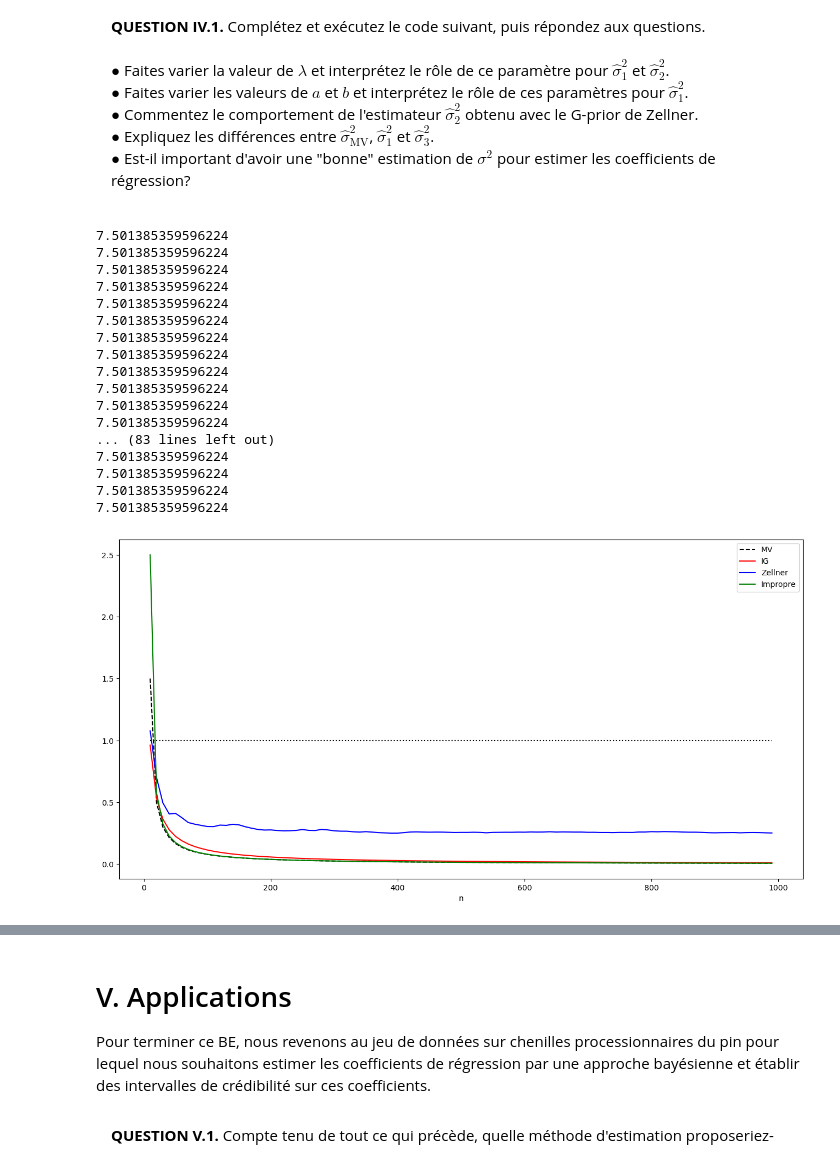
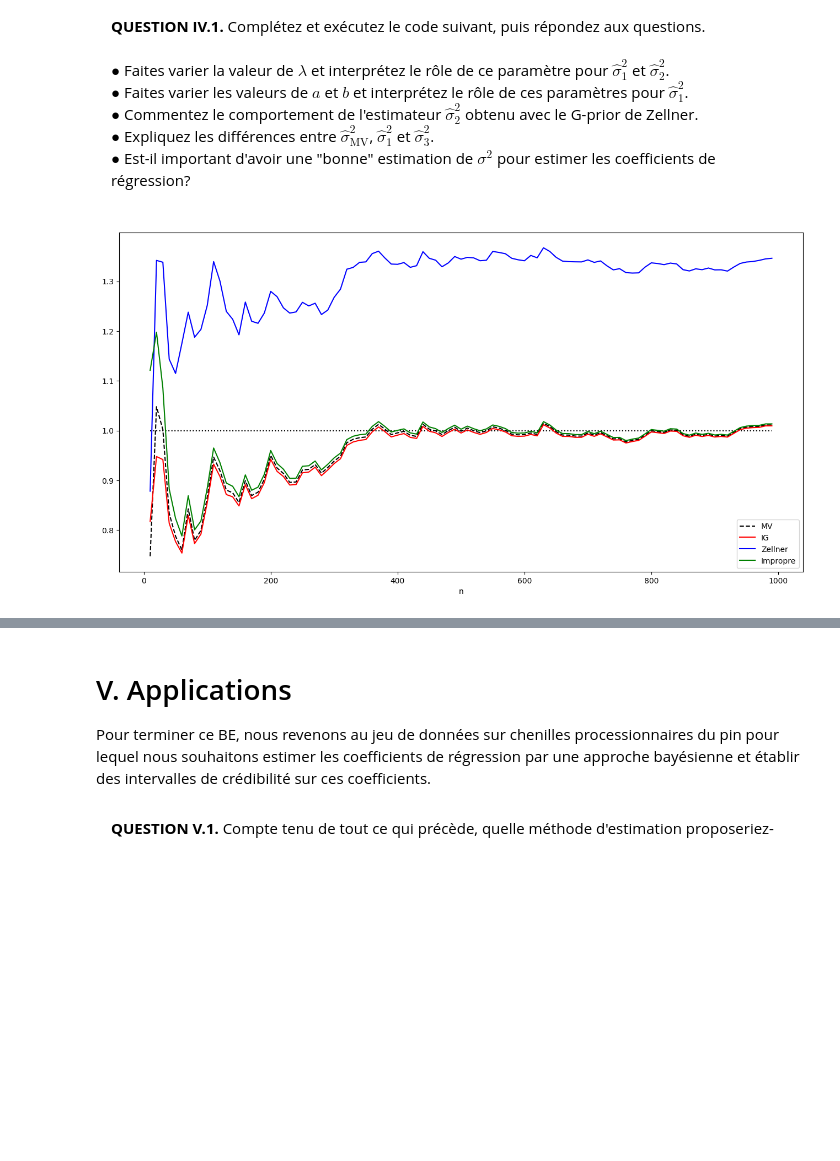
Before and after one commit to arthurlaquieze/be-bayes, a Jupyter notebook: 2022-2023_bayes_BE_OSTY_LAQUIZE.ipynb, the cells around one changed output, grey strips where cells are left out. Cells and saved outputs as stored; diff of their text form; code cells hidden in the pictures; blank space fills up the shorter version.

```diff
--- a/2022-2023_bayes_BE_OSTY_LAQUIZE.ipynb
+++ b/2022-2023_bayes_BE_OSTY_LAQUIZE.ipynb
@@ -860,64 +852,40 @@ for i in range(nn):
     # Q_0 = np.linalg.inv(np.dot(Xn.T, Xn))
     # beta_mv[i, :] = np.dot(
     #     np.dot(Q_0, Xn.T), yn
     # )  # calcul de l'estimateur du maximum de vraisemblance
-    beta_mv[i, :] = np.linalg.inv(Xn.T @ Xn) @ Xn.T @ yn
+    beta_mv = np.dot(np.dot(np.linalg.inv(np.dot(Xn.T, Xn)), Xn.T), yn)
 
-    r_mv = yn - Xn @ beta_mv[i, :]  # calcul des résidus
+    r_mv = yn - np.dot(Xn , beta_mv)  # calcul des résidus
 
-    sigma2_mv[i] = (np.linalg.norm(rc_mv) ** 2) / (
-        Xn.shape[0] - Xn.shape[1] - 1
-    )  # calcul de l'estimateur de la variance par maximum de vraisemblance
+    sigma2_mv[i] = (np.linalg.norm(r_mv) ** 2) / (Xn.shape[0] - Xn.shape[1])  # calcul de l'estimateur de la variance par maximum de vraisemblance
 
-    s_squared = np.linalg.norm(rc_mv) ** 2
-    print(s_squared)
+    s_squared = np.linalg.norm(r_mv) ** 2
+#     print(s_squared)
 
     # Inverse gamma
     sigma2_1[i] = (
         2 * b
         + s_squared
-        + beta_mv[i, :].T
+        + beta_mv.T
         @ np.linalg.inv(np.linalg.inv(Xn.T @ Xn) + M_inv)
-        @ beta_mv[i, :]
+        @ beta_mv
     ) / (2 * a + Xn.shape[0] - 2)
 
     # Zellner
-    sigma2_2[i] = (
-        (1 + lbd) * s_squared
-        + lbd * beta_mv[i, :].T
-        @ (Xn.T @ Xn)
-        @ beta_mv[i, :]
-    ) / ((1 + lbd) + (Xn.shape[0] - 2))
+    sigma2_2[i] = ((1 + lbd) * s_squared + (lbd * beta_mv.T @ (Xn.T @ Xn) @ beta_mv)) / ((1 + lbd) * (Xn.shape[0] - 2))
 
     # Impropre
-    sigma2_3[i] = s_squared /  (Xn.shape[0] - Xn.shape[1] - 3)
+    sigma2_3[i] = s_squared /  (Xn.shape[0] - Xn.shape[1] - 2)
 
 # Figure
 fig = plt.figure(figsize=(16, 8))
 sp = fig.add_subplot(1, 1, 1)
 sp.set_xlabel("n")
 _ = sp.plot(n_grille, np.full(nn, sigma2), "k:")
 _ = sp.plot(n_grille, sigma2_mv, "k--", label="MV")
 _ = sp.plot(n_grille, sigma2_1, "r-", label="IG")
 _ = sp.plot(n_grille, sigma2_2, "b-", label="Zellner")
 _ = sp.plot(n_grille, sigma2_3, "g-", label="Impropre")
 _ = sp.legend()
 # %% [output]
-7.501385359596224
-7.501385359596224
-7.501385359596224
-7.501385359596224
-7.501385359596224
-7.501385359596224
-7.501385359596224
-7.501385359596224
-7.501385359596224
-7.501385359596224
-7.501385359596224
-7.501385359596224
-... (83 lines left out)
-7.501385359596224
-7.501385359596224
-7.501385359596224
-7.501385359596224
-[figure, old version]
+[figure, new version]
```
Also changed, not shown: parts of 12 cells of this notebook.
